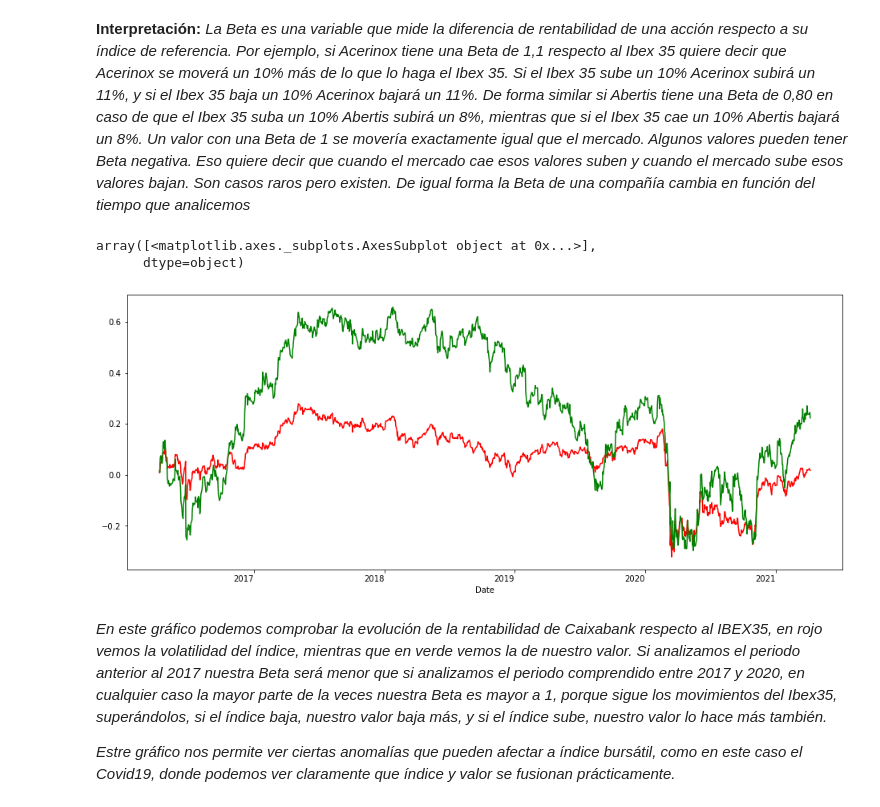
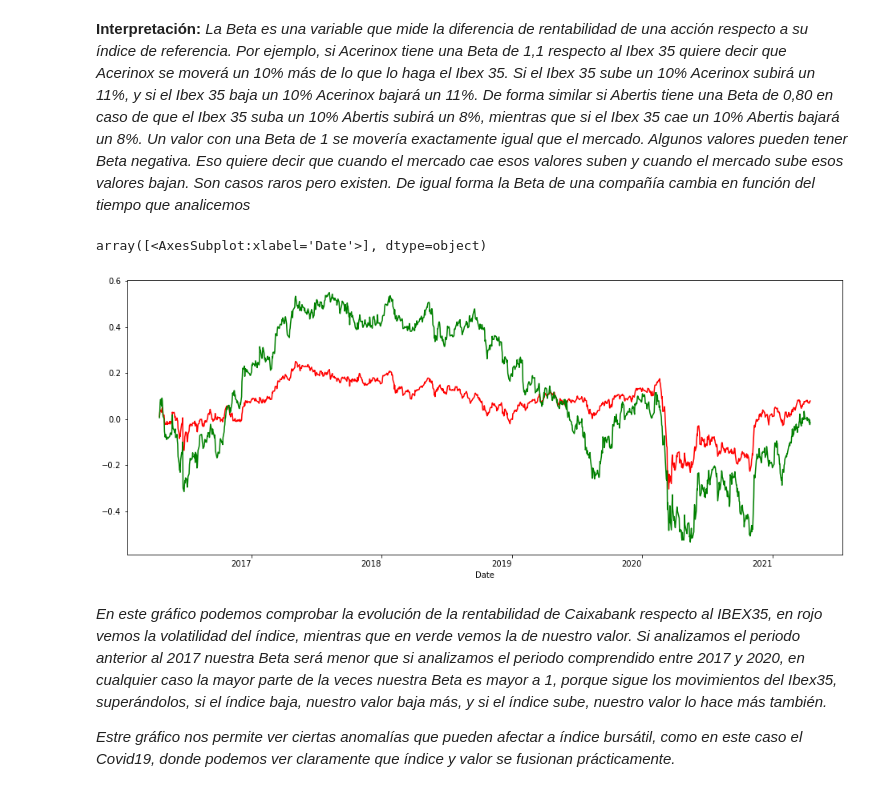
Before and after one commit to RebecaGa/TFG---URJC-2020-2021, a Jupyter notebook: 15. Cálculo Beta de Empresas Cotizadas.ipynb, the cells around one changed output. Saved outputs shown, nothing was run; the diff lists cells and outputs as text; code cells hidden in the pictures.

```diff
--- a/15. Cálculo Beta de Empresas Cotizadas.ipynb
+++ b/15. Cálculo Beta de Empresas Cotizadas.ipynb
@@ -93,6 +93,6 @@ data
 1279 rows × 6 columns
 # %%
-data = data.loc[:,["Close"]]
+data = data.loc[:,["Adj Close"]]
 # %% [markdown]
 *Vamos a añadir una columna que nos calcula el logaritmo de todos los retornos, lo que implica la rentabilidad del valor. Para ello necesitamos la librería numpy, y selecionamos la fila anterior mediante el código "shift(1)" de pandas*
 # %%
@@ -169,6 +168,6 @@ mercado
 1278 rows × 1 columns
 # %%
-mercado["Rentabilidad"] = np.log( mercado / mercado.shift(1))
+mercado["Rentabilidad mercado"] = np.log(1 + mercado.pct_change())
 # %%
 mercado
 # %% [output]
@@ -198,5 +196,5 @@ array([<matplotlib.axes._subplots.AxesSubplot object at 0x...>],
 *Ahora vamos a hacer un único DataFrame para tener los datos en un mismo archivo*
 # %%
 data["Close Mercado"] = mercado['Close']
-data["Rentabilidad Mercado"] = mercado['Rentabilidad']
+data["Rentabilidad Mercado"] = mercado['Rentabilidad mercado']
 # %%
@@ -271,12 +268,11 @@ Un valor con una Beta de 1 se movería exactamente igual que el mercado.
 Algunos valores pueden tener Beta negativa. Eso quiere decir que cuando el mercado cae esos valores suben y cuando el mercado sube esos valores bajan. Son casos raros pero existen.
 De igual forma la Beta de una compañía cambia en función del tiempo que analicemos*
 # %%
-mercado['Rentabilidad'].cumsum().plot(subplots=True,figsize=(16,7), color = 'red')
+mercado['Rentabilidad mercado'].cumsum().plot(subplots=True,figsize=(16,7), color = 'red')
 data['Rentabilidad Valor'].cumsum().plot(subplots=True,figsize=(16,7), color = 'green')
 # %% [output]
-array([<matplotlib.axes._subplots.AxesSubplot object at 0x...>],
-      dtype=object)
+array([<AxesSubplot:xlabel='Date'>], dtype=object)
-[figure, old version]
+[figure, new version]
 # %% [markdown]
 *En este gráfico podemos comprobar la evolución de la rentabilidad de Caixabank respecto al IBEX35, en rojo vemos la volatilidad del índice, mientras que en verde vemos la de nuestro valor. Si analizamos el periodo anterior al 2017 nuestra Beta será menor que si analizamos el periodo comprendido entre 2017 y 2020, en cualquier caso la mayor parte de la veces nuestra Beta es mayor a 1, porque sigue los movimientos del Ibex35, superándolos, si el índice baja, nuestro valor baja más, y si el índice sube, nuestro valor lo hace más también.*
 
```
Also changed, not shown: parts of 14 cells of this notebook, 1 other file.
